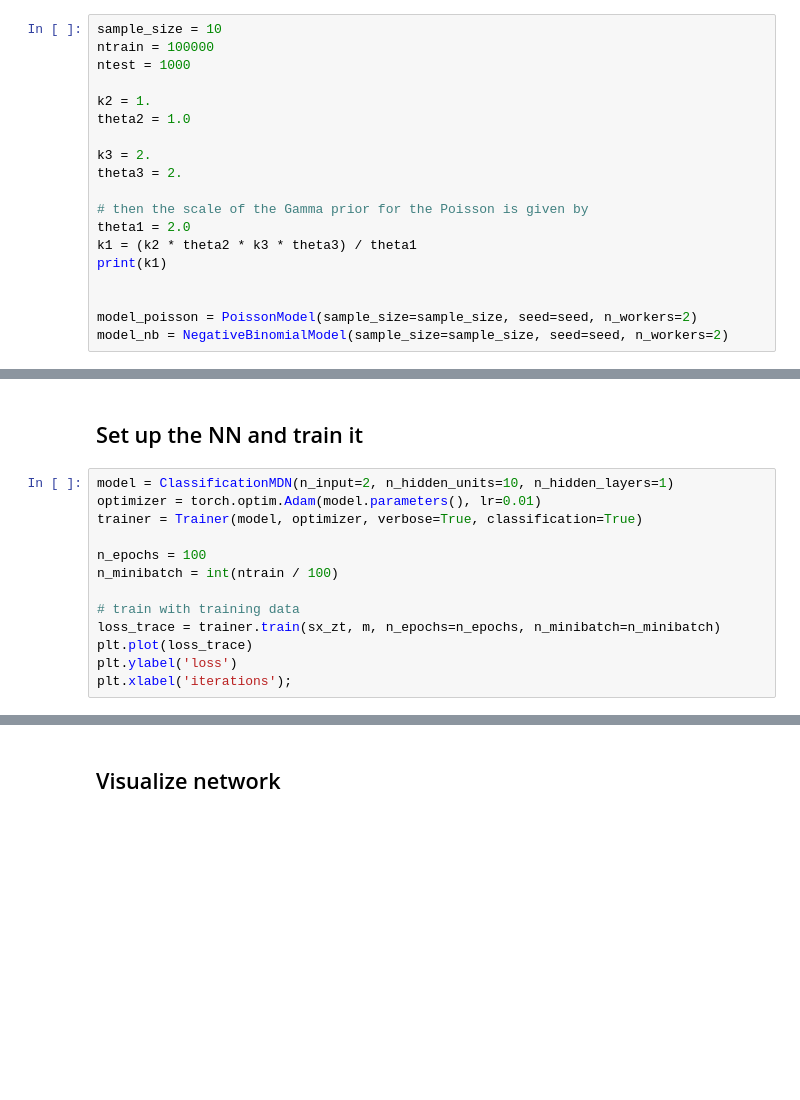
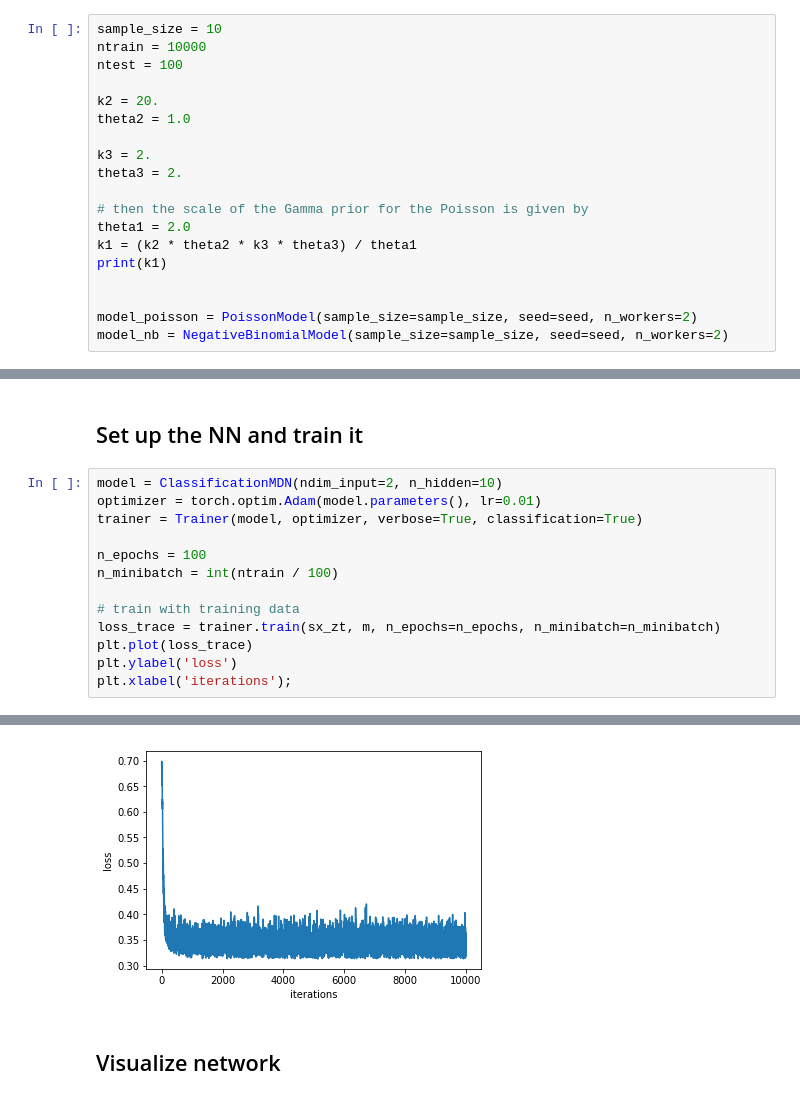
Before and after one commit to janfb/mcabc, a Jupyter notebook: notebooks/ModelComparison_ToyExample.ipynb, the cells around one changed output, grey strips where cells are left out. Cells and saved outputs as stored; diff of their text form; blank space fills up the shorter version.

```diff
--- a/notebooks/ModelComparison_ToyExample.ipynb
+++ b/notebooks/ModelComparison_ToyExample.ipynb
@@ -26,10 +26,10 @@ time_stamp = time.strftime('%Y%m%d%H%M_')
 figure_folder = '../figures/'
 # %%
 sample_size = 10
-ntrain = 100000
-ntest = 1000
+ntrain = 10000
+ntest = 100
 
-k2 = 1.
+k2 = 20.
 theta2 = 1.0
 
 k3 = 2.
@@ -87,7 +89,7 @@ sx_test_zt, training_norm = normalize(sx_test, training_norm)
 # %% [markdown]
 ## Set up the NN and train it
 # %%
-model = ClassificationMDN(n_input=2, n_hidden_units=10, n_hidden_layers=1)
+model = ClassificationMDN(ndim_input=2, n_hidden=10)
 optimizer = torch.optim.Adam(model.parameters(), lr=0.01)
 trainer = Trainer(model, optimizer, verbose=True, classification=True)
 
@@ -99,3 +101,4 @@ loss_trace = trainer.train(sx_zt, m, n_epochs=n_epochs, n_minibatch=n_minibatch)
 plt.plot(loss_trace)
 plt.ylabel('loss')
 plt.xlabel('iterations');
+# %% [output]
@@ -102,2 +106,3 @@ plt.xlabel('iterations');
+[figure, added]
 # %% [markdown]
 ## Visualize network
```
Also changed, not shown: parts of 18 cells of this notebook, 2 other files.
